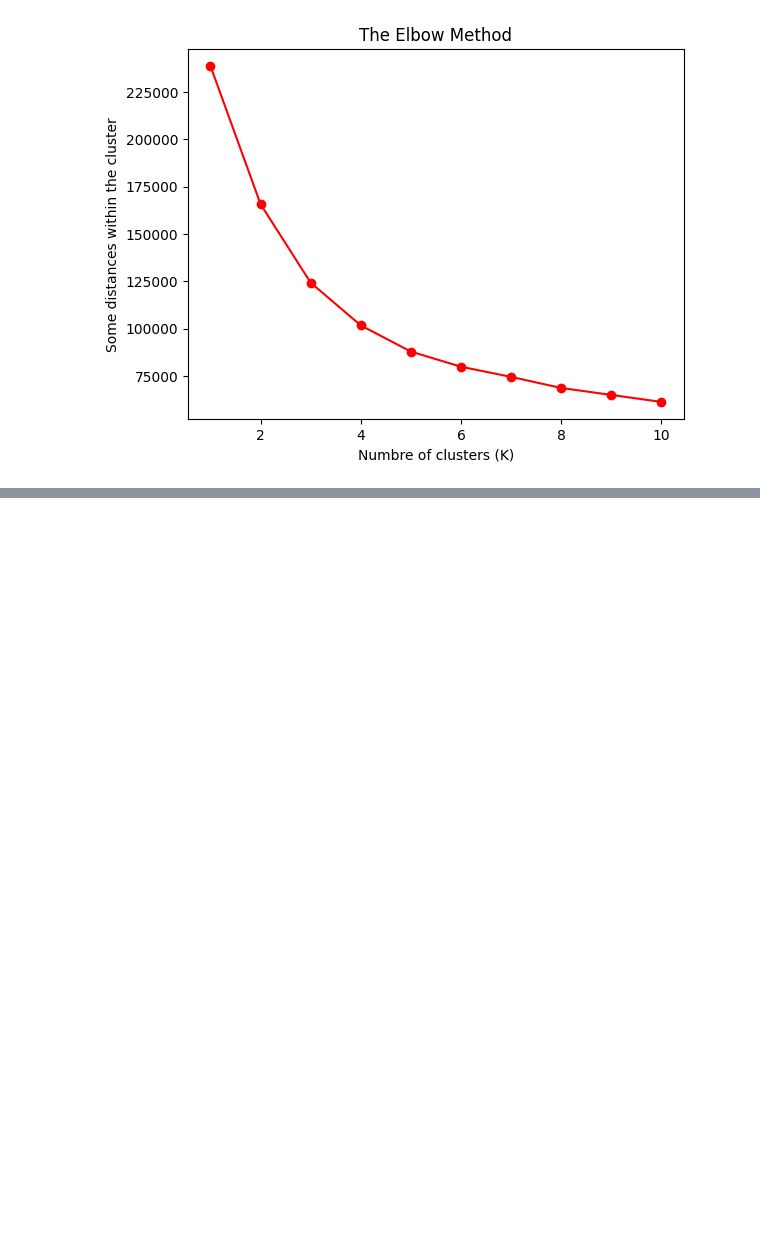
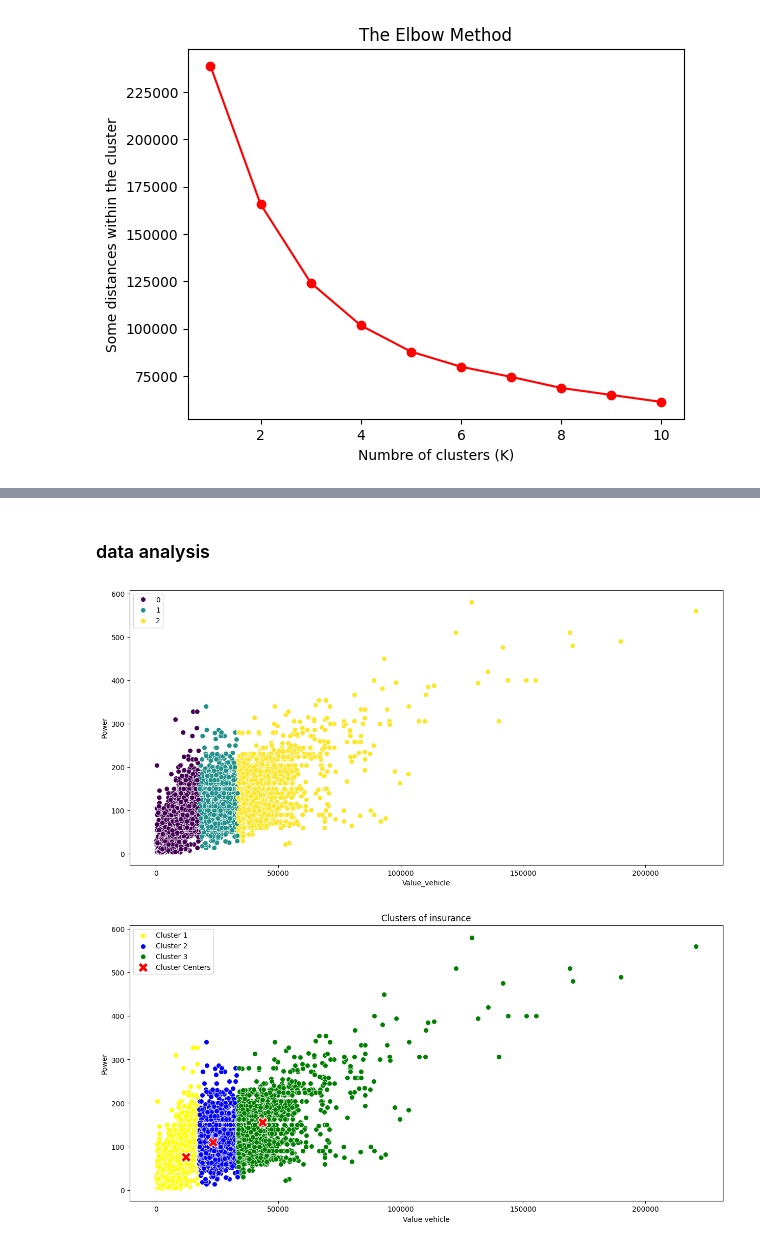
Before and after one commit to ZOHSGroupe/ML-system-recommendation, a Jupyter notebook: insurance.ipynb, the cells around one changed output, grey strips where cells are left out. Drawn from its saved outputs; the diff is of its cells as text; code cells hidden in the pictures; blank space fills up the shorter version.

```diff
--- a/insurance.ipynb
+++ b/insurance.ipynb
@@ -289,0 +292,37 @@ plt.show()
+# %% [markdown]
+### data analysis
+# %%
+import pandas as pd
+import matplotlib.pyplot as plt
+import seaborn as sns
+from sklearn.cluster import KMeans
+
+# Assuming 'insurance' is your DataFrame
+x1 = insurance[['Value_vehicle', 'Power']].values
+
+# Applying KMeans with the chosen number of clusters (3 in this case)
+kmeans1 = KMeans(n_clusters=k_value, init='k-means++', random_state=42)
+y_kmeans1 = kmeans1.fit_predict(x)
+
+# Visualizing the clusters
+plt.figure(figsize=(15, 7))
+
+# Scatter plot for data points colored by cluster
+sns.scatterplot(x=insurance['Value_vehicle'], y=insurance['Power'], hue=y_kmeans1, palette="viridis", s=50)
+
+# Scatter plot for centroids
+plt.figure(figsize=(15,7))
+sns.scatterplot(x=x1[y_kmeans1 == 0, 0], y=x1[y_kmeans1 == 0, 1], color='yellow', label='Cluster 1', s=50)
+sns.scatterplot(x=x1[y_kmeans1 == 1, 0], y=x1[y_kmeans1 == 1, 1], color='blue', label='Cluster 2', s=50)
+sns.scatterplot(x=x1[y_kmeans1 == 2, 0], y=x1[y_kmeans1 == 2, 1], color='green', label='Cluster 3', s=50)
+# sns.scatterplot(x=insurance.loc[y_kmeans == 3, 'Value_vehicle'], y=insurance.loc[y_kmeans == 3, 'Power'], color='orange', label='Cluster 4', s=50)
+sns.scatterplot(x=kmeans1.cluster_centers_[:, 0], y=kmeans1.cluster_centers_[:, 1], color='red', label='Cluster Centers', marker='X', s=200)
+plt.grid(False)
+plt.title('Clusters of insurance')
+plt.xlabel('Value vehicle')
+plt.ylabel('Power')
+plt.legend()
+plt.show()
+# %% [output]
+[figure, added]
+[figure, added]
```
Also changed, not shown: parts of 10 cells of this notebook.
